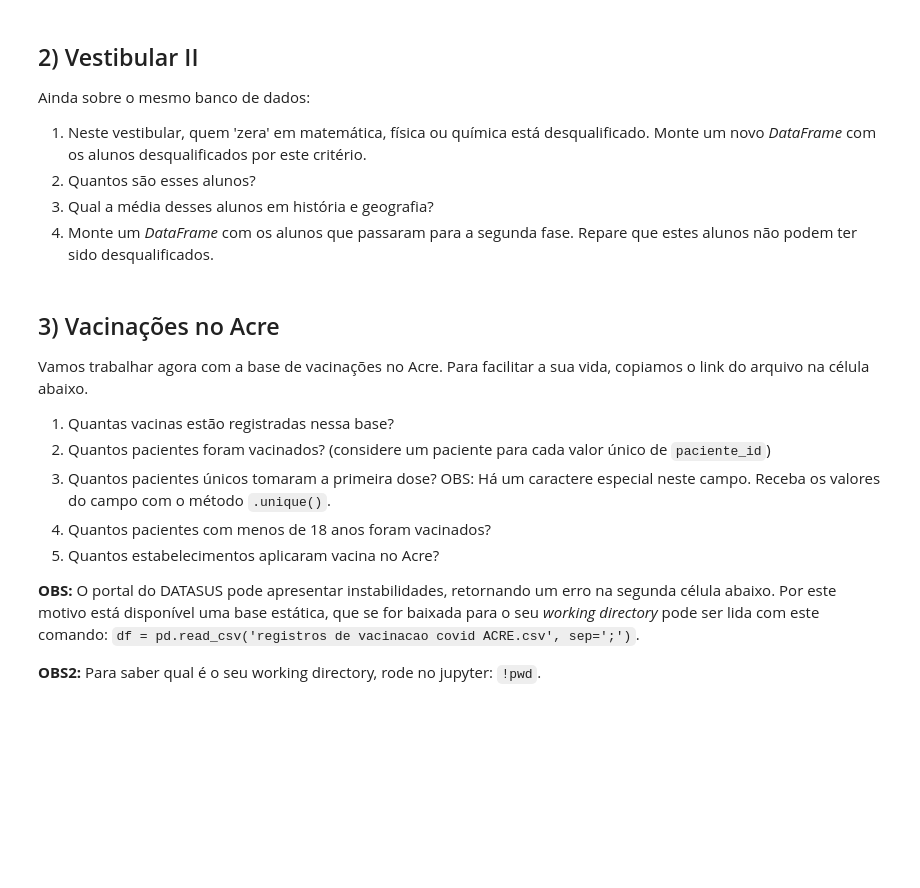
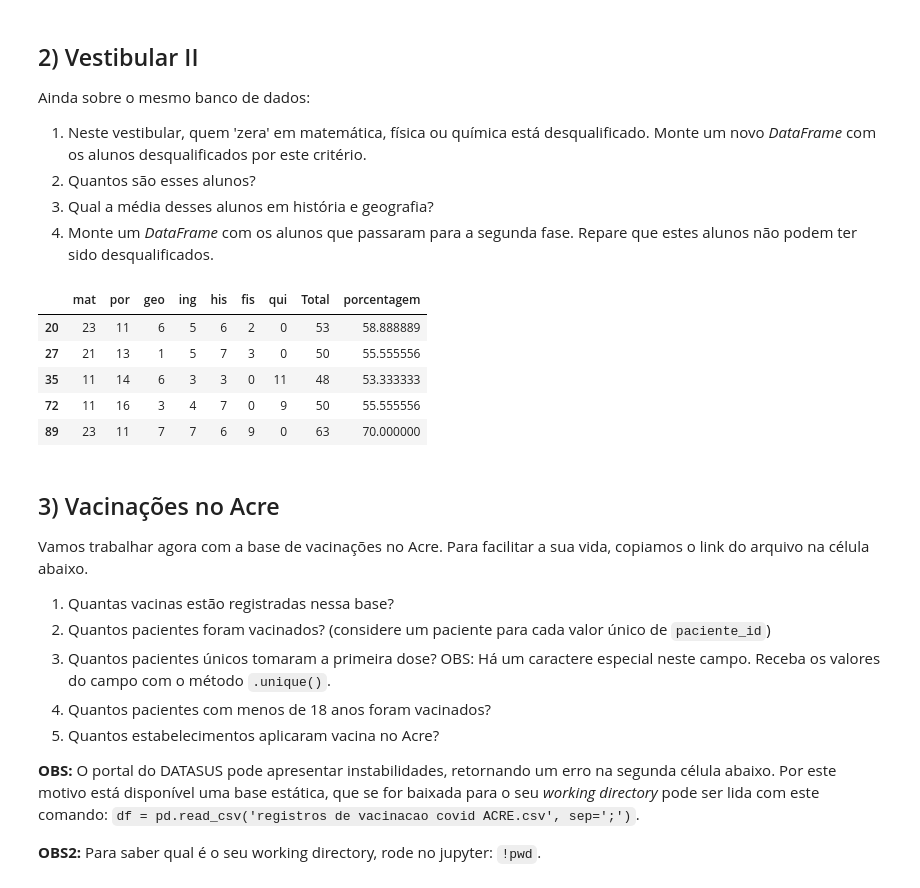
Before and after one commit to marceloamks/ciencias_de_dados, a Jupyter notebook: Mod04_Tarefa_aula_03_a_05_(base) (1).ipynb, the cells around one changed output. Saved outputs shown, nothing was run; the diff lists cells and outputs as text; code cells hidden in the pictures; blank space fills up the shorter version.

```diff
--- a/Mod04_Tarefa_aula_03_a_05_(base) (1).ipynb
+++ b/Mod04_Tarefa_aula_03_a_05_(base) (1).ipynb
@@ -144,3 +134,22 @@ ind = df_des.index
+# %%
+# seu código aqui
+df_desq = df_com[(df_com['mat'] == 0) | (df_com['fis'] == 0) | (df_com['qui'] == 0)]
+qtd_des = df_desq.shape[0]
+qtd_des
+ind = df_desq.index
+for i in ind:
+    df_hg = df_desq[['his' , 'geo']]
+df_hg
+df_apr = df_com[['Total']]
+df_qua = df_com[(df_com['Total'] > 45) & (df_com.index.isin(df_desq.index))]
+df_qua
+# %% [output]
+|  | mat | por | geo | ing | his | fis | qui | Total | porcentagem |
+| 20 | 23 | 11 | 6 | 5 | 6 | 2 | 0 | 53 | 58.888889 |
+| 27 | 21 | 13 | 1 | 5 | 7 | 3 | 0 | 50 | 55.555556 |
+| 35 | 11 | 14 | 6 | 3 | 3 | 0 | 11 | 48 | 53.333333 |
+| 72 | 11 | 16 | 3 | 4 | 7 | 0 | 9 | 50 | 55.555556 |
+| 89 | 23 | 11 | 7 | 7 | 6 | 9 | 0 | 63 | 70.000000 |
 # %% [markdown]
 ## 3) Vacinações no Acre
 Vamos trabalhar agora com a base de vacinações no Acre. Para facilitar a sua vida, copiamos o link do arquivo na célula abaixo.
```
Also changed, not shown: parts of 25 cells of this notebook.
